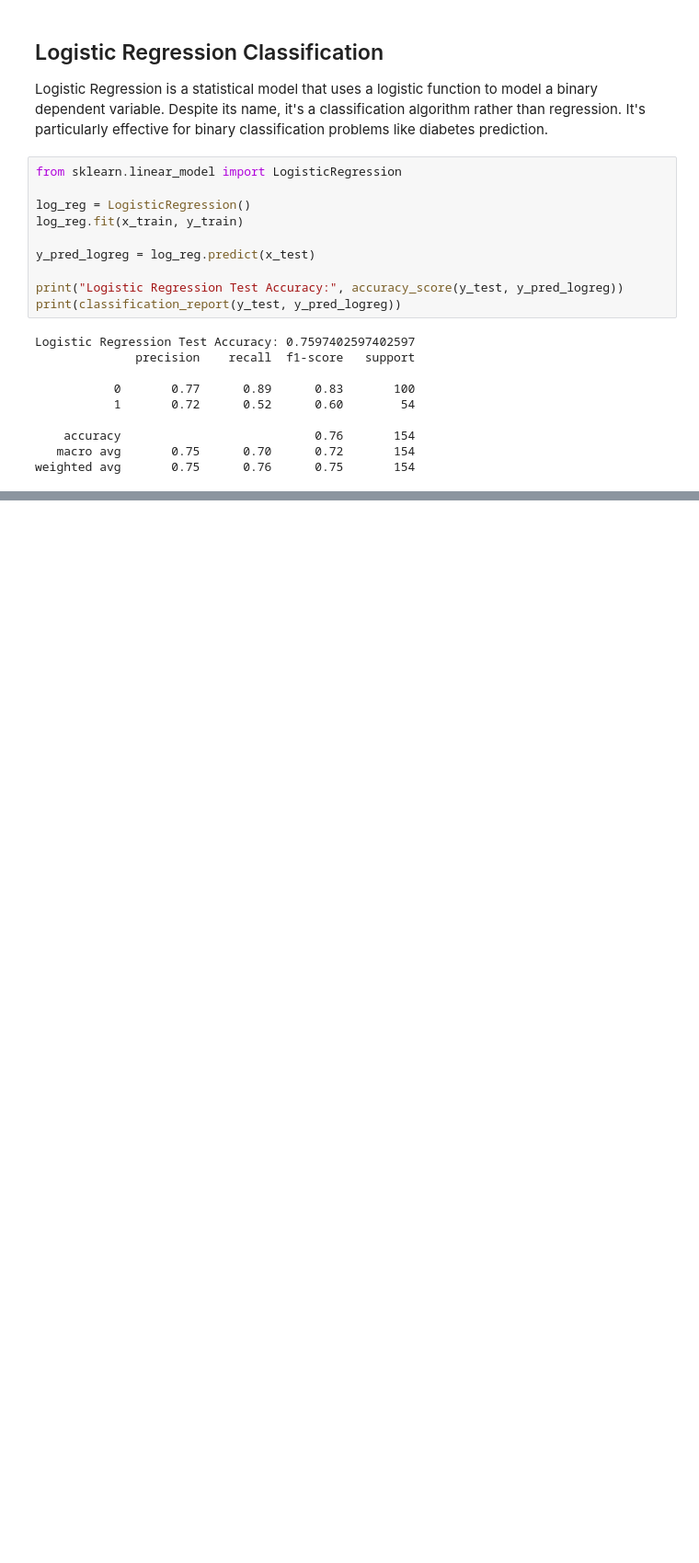
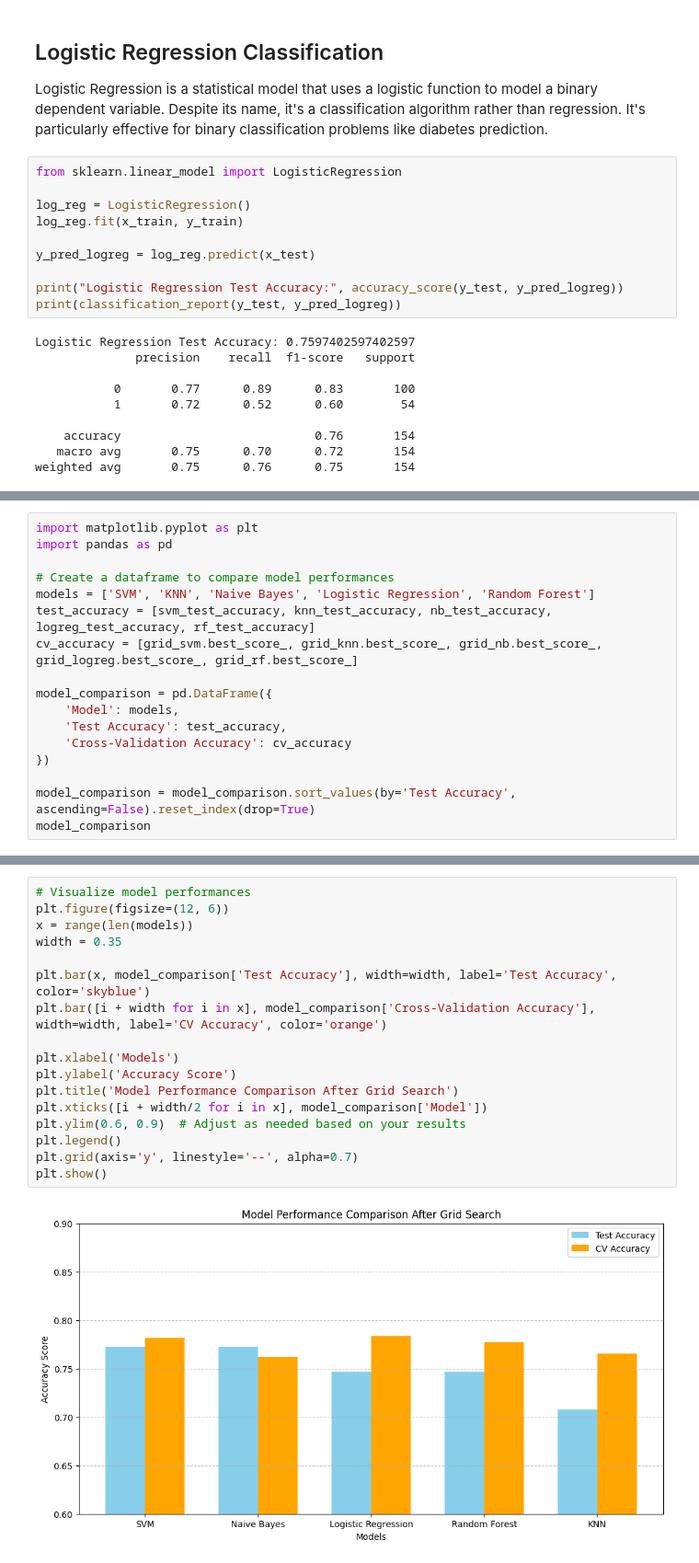
Before and after one commit to katyalmohit/diabetes_prediction_project, a Jupyter notebook: diabetes_prediction.ipynb, the cells around one changed output, grey strips where cells are left out. Shown at 92% size. Drawn from its saved outputs; the diff is of its cells as text; blank space fills up the shorter version.

```diff
--- a/diabetes_prediction.ipynb
+++ b/diabetes_prediction.ipynb
@@ -513,0 +702,17 @@ SVM Training Time: 0.0306 seconds
+# %%
+import matplotlib.pyplot as plt
+import pandas as pd
+
+# Create a dataframe to compare model performances
+models = ['SVM', 'KNN', 'Naive Bayes', 'Logistic Regression', 'Random Forest']
+test_accuracy = [svm_test_accuracy, knn_test_accuracy, nb_test_accuracy, logreg_test_accuracy, rf_test_accuracy]
+cv_accuracy = [grid_svm.best_score_, grid_knn.best_score_, grid_nb.best_score_, grid_logreg.best_score_, grid_rf.best_score_]
+
+model_comparison = pd.DataFrame({
+    'Model': models,
+    'Test Accuracy': test_accuracy,
+    'Cross-Validation Accuracy': cv_accuracy
+})
+
+model_comparison = model_comparison.sort_values(by='Test Accuracy', ascending=False).reset_index(drop=True)
+model_comparison
@@ -513,0 +726,19 @@ SVM Training Time: 0.0306 seconds
+# %%
+# Visualize model performances
+plt.figure(figsize=(12, 6))
+x = range(len(models))
+width = 0.35
+
+plt.bar(x, model_comparison['Test Accuracy'], width=width, label='Test Accuracy', color='skyblue')
+plt.bar([i + width for i in x], model_comparison['Cross-Validation Accuracy'], width=width, label='CV Accuracy', color='orange')
+
+plt.xlabel('Models')
+plt.ylabel('Accuracy Score')
+plt.title('Model Performance Comparison After Grid Search')
+plt.xticks([i + width/2 for i in x], model_comparison['Model'])
+plt.ylim(0.6, 0.9)  # Adjust as needed based on your results
+plt.legend()
+plt.grid(axis='y', linestyle='--', alpha=0.7)
+plt.show()
+# %% [output]
+[figure, added]
```
Also changed, not shown: parts of 13 cells of this notebook, 1 other file.
